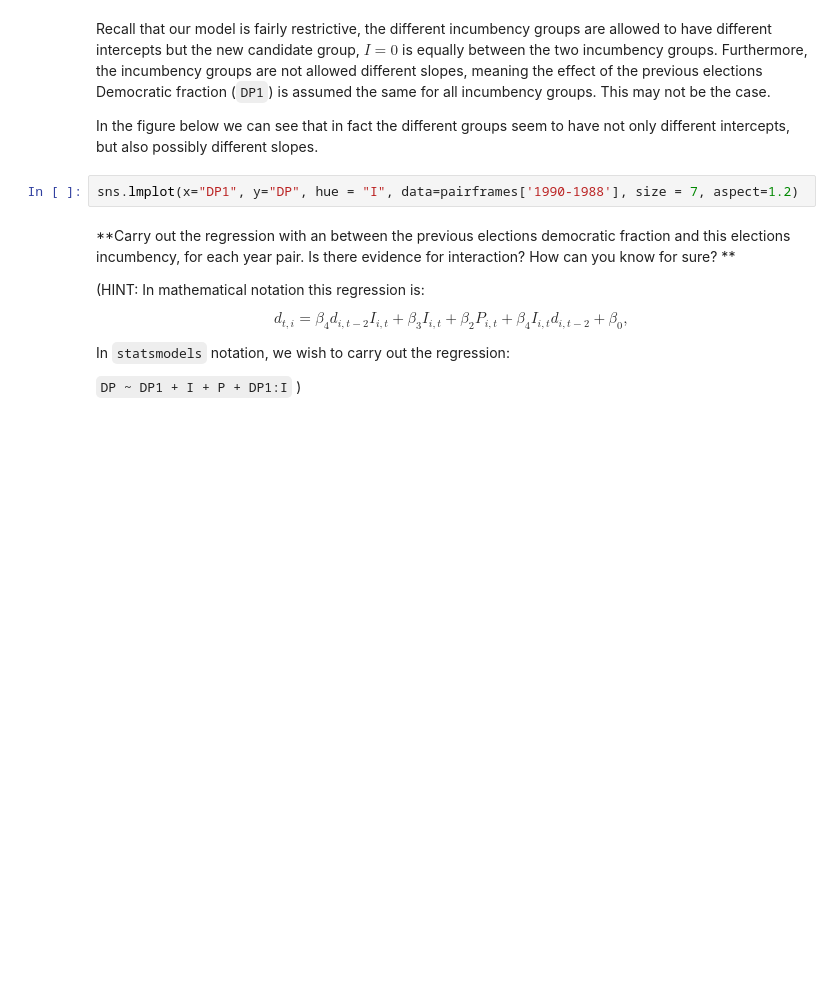
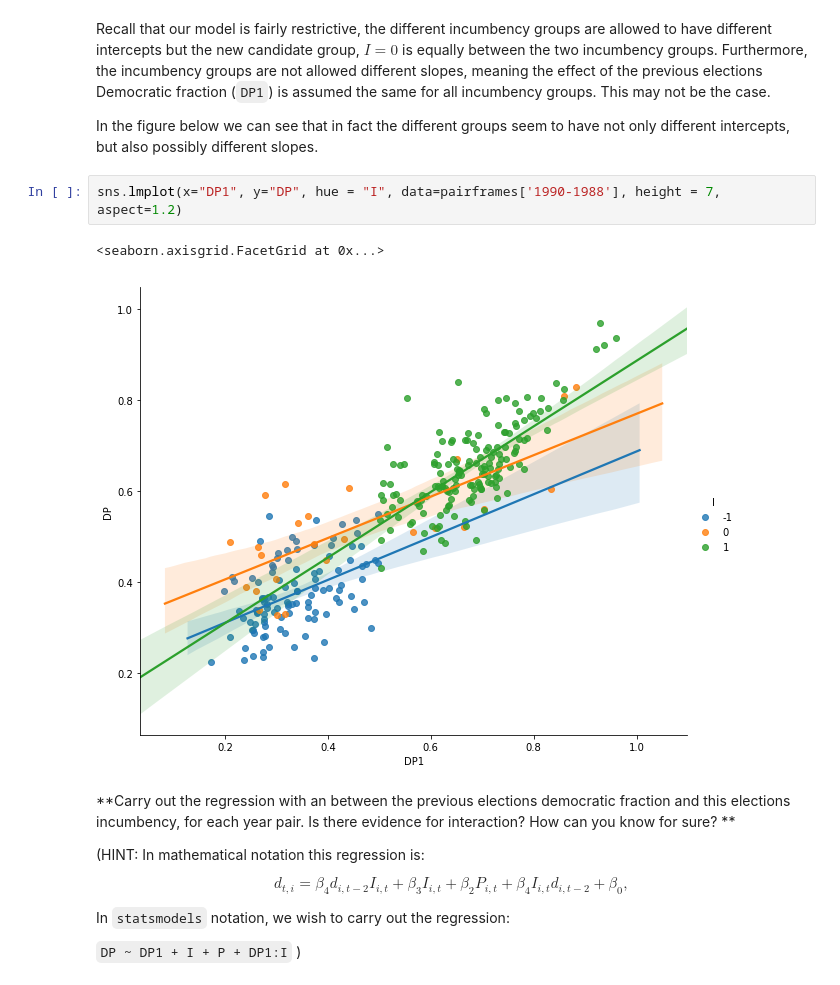
Before and after one commit to ezou20/AM_207_fall_2018, a Jupyter notebook: homeworks/AM207_HW3.ipynb, the cells around one changed output. Cells and saved outputs as stored; diff of their text form; blank space fills up the shorter version.

```diff
--- a/homeworks/AM207_HW3.ipynb
+++ b/homeworks/AM207_HW3.ipynb
@@ -631,7 +755,10 @@ Recall that our model is fairly restrictive, the different incumbency groups are
 
 In the figure below we can see that in fact the different groups seem to have not only different intercepts, but also possibly different slopes.
 # %%
-sns.lmplot(x="DP1", y="DP", hue = "I", data=pairframes['1990-1988'], size = 7, aspect=1.2)
+sns.lmplot(x="DP1", y="DP", hue = "I", data=pairframes['1990-1988'], height = 7, aspect=1.2)
+# %% [output]
+<seaborn.axisgrid.FacetGrid at 0x...>
+[figure, added]
 # %% [markdown]
 **Carry out the regression with an between the previous elections democratic fraction and this elections incumbency, for each year pair. Is there evidence for interaction? How can you know for sure? **
 
```
Also changed, not shown: parts of 26 cells of this notebook.
